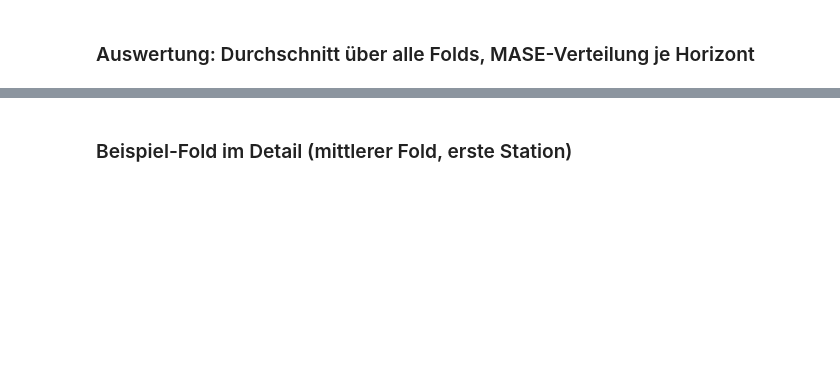
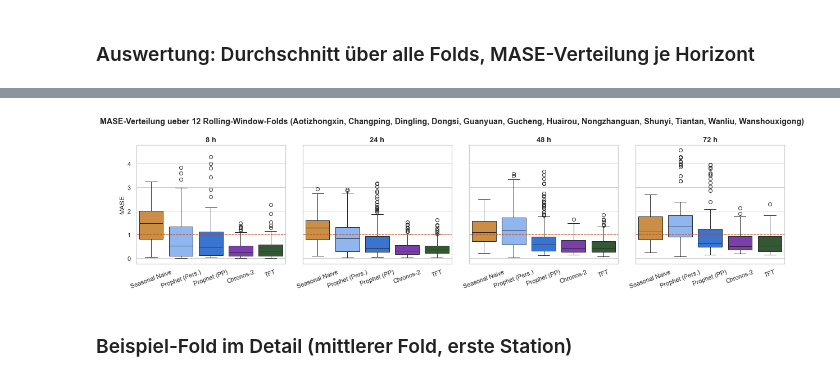
Before and after one commit to Bettina2805/AIForBusinessPrognosis_fv, a Jupyter notebook: Capstone Projekt/notebooks_fv/05_Modellvergleich_all.ipynb, the cells around one changed output, grey strips where cells are left out. Saved outputs shown, nothing was run; the diff lists cells and outputs as text; code cells hidden in the pictures; blank space fills up the shorter version.

```diff
--- a/Capstone Projekt/notebooks_fv/05_Modellvergleich_all.ipynb
+++ b/Capstone Projekt/notebooks_fv/05_Modellvergleich_all.ipynb
@@ -68,7 +71,11 @@ plt.rcParams.update({"figure.dpi": 72, "axes.titlesize": 13, "axes.titleweight":
 AMBER, RUST, SLATE, TEAL, MOSS = "#E0912F", "#C4471C", "#3A4148", "#1C7293", "#2C5F2D"
 CHRONOSFARBE = "#7B2CBF"      # Chronos-2, 1h-Aufloesung (violett, wie im Chronos-Notebook)
 CHRONOSFARBE_4H = "#C9A2E8"   # Chronos-2, 4h-Aufloesung (helleres Violett -- immer zusaetzlich gezeigt)
+PROPHETFARBE      = "#1f6feb"  # Prophet, Perfect-Prognosis (kraeftiges Blau)
+PROPHETFARBE_PERS = "#7FB3FF"  # Prophet, Persistenz-Wetter (helleres Blau)
 FARBEN_MODELLE = {"Seasonal Naive": AMBER, "Chronos-2": CHRONOSFARBE,
-                  "Chronos-2 (4h)": CHRONOSFARBE_4H, "TFT": MOSS}
+                  "Chronos-2 (4h)": CHRONOSFARBE_4H, "TFT": MOSS,
+                  "Prophet (PP)": PROPHETFARBE, "Prophet (Pers.)": PROPHETFARBE_PERS}
+MODELL_ORDER = ["Seasonal Naive", "Prophet (Pers.)", "Prophet (PP)", "Chronos-2", "TFT"]  # Anzeige-Reihenfolge
 # %% [output]
 chronos-forecasting-Version: 2.3.1
@@ -748,14 +987,19 @@ print(tabelle_rolling.groupby(["Station", "Horizont", "Modell"], observed=True)[
 # %%
 fig, axes = plt.subplots(1, len(HORIZONTE), figsize=(4.2 * len(HORIZONTE), 4.5), sharey=True)
 for ax, b in zip(axes, HORIZONTE):
     w = tabelle_rolling[tabelle_rolling["Horizont"] == f"{b} h"]
-    sns.boxplot(data=w, x="Modell", y="MASE", ax=ax,
-               palette=[FARBEN_MODELLE.get(m, SLATE) for m in w["Modell"].unique()])
+    ordnung = [m for m in MODELL_ORDER if m in set(w["Modell"])]
+    sns.boxplot(data=w, x="Modell", y="MASE", ax=ax, order=ordnung,
+               palette=[FARBEN_MODELLE.get(m, SLATE) for m in ordnung])
     ax.axhline(1.0, color=RUST, ls="--", lw=1.1)
     ax.set_title(f"{b} h"); ax.set_xlabel(""); ax.tick_params(axis="x", rotation=20)
 plt.suptitle(f"MASE-Verteilung ueber {len(fold_start_daten)} Rolling-Window-Folds "
             f"({', '.join(STATIONEN_VERGLEICH)})", fontweight="bold")
-plt.tight_layout(); plt.show()
+plt.tight_layout()
+plt.savefig("../grafiken/mase_boxplots_rolling.png", dpi=130, bbox_inches="tight")
+plt.show()
+# %% [output]
+[figure, added]
 # %% [markdown]
 ### Beispiel-Fold im Detail (mittlerer Fold, erste Station)
 # %%
```
Also changed, not shown: parts of 30 cells of this notebook, 33 other files.
